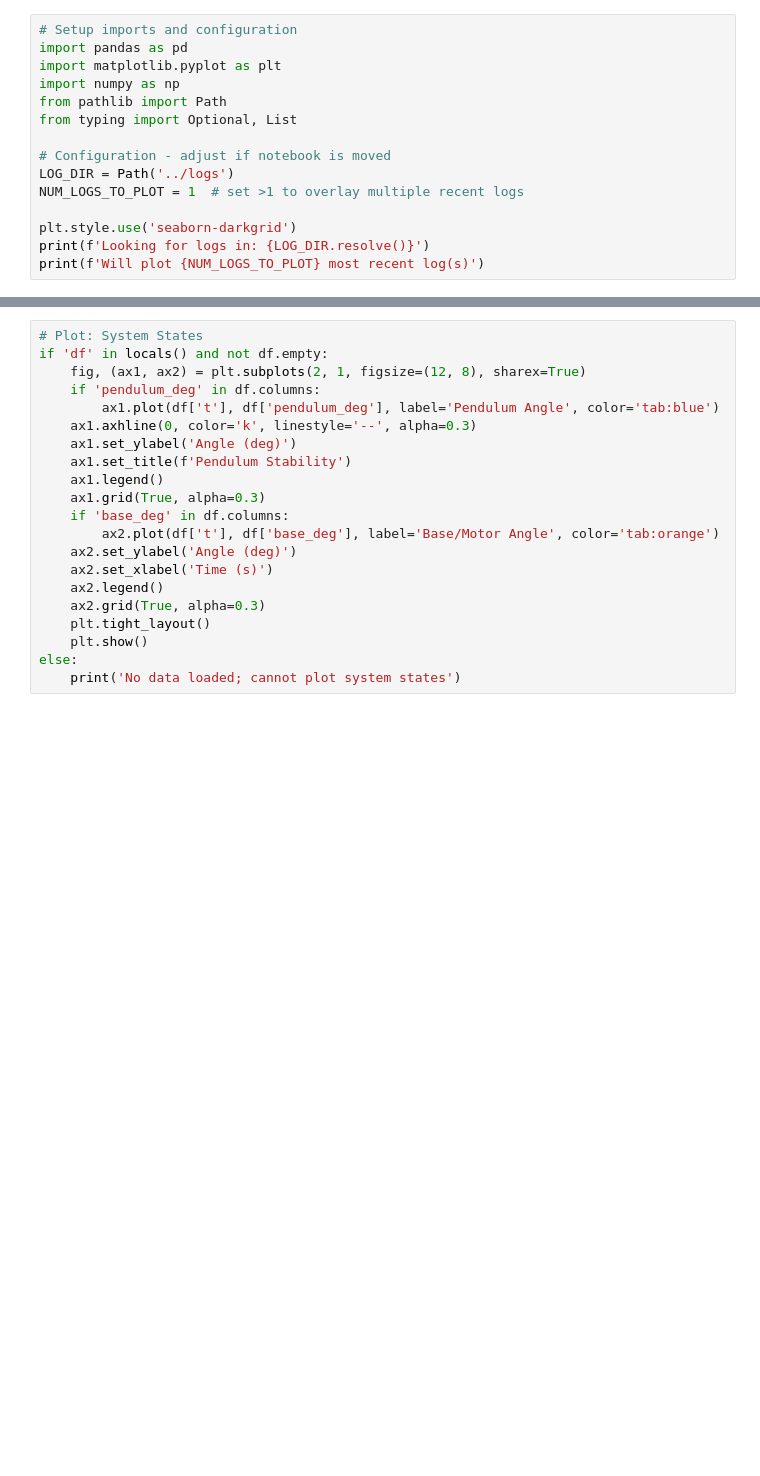
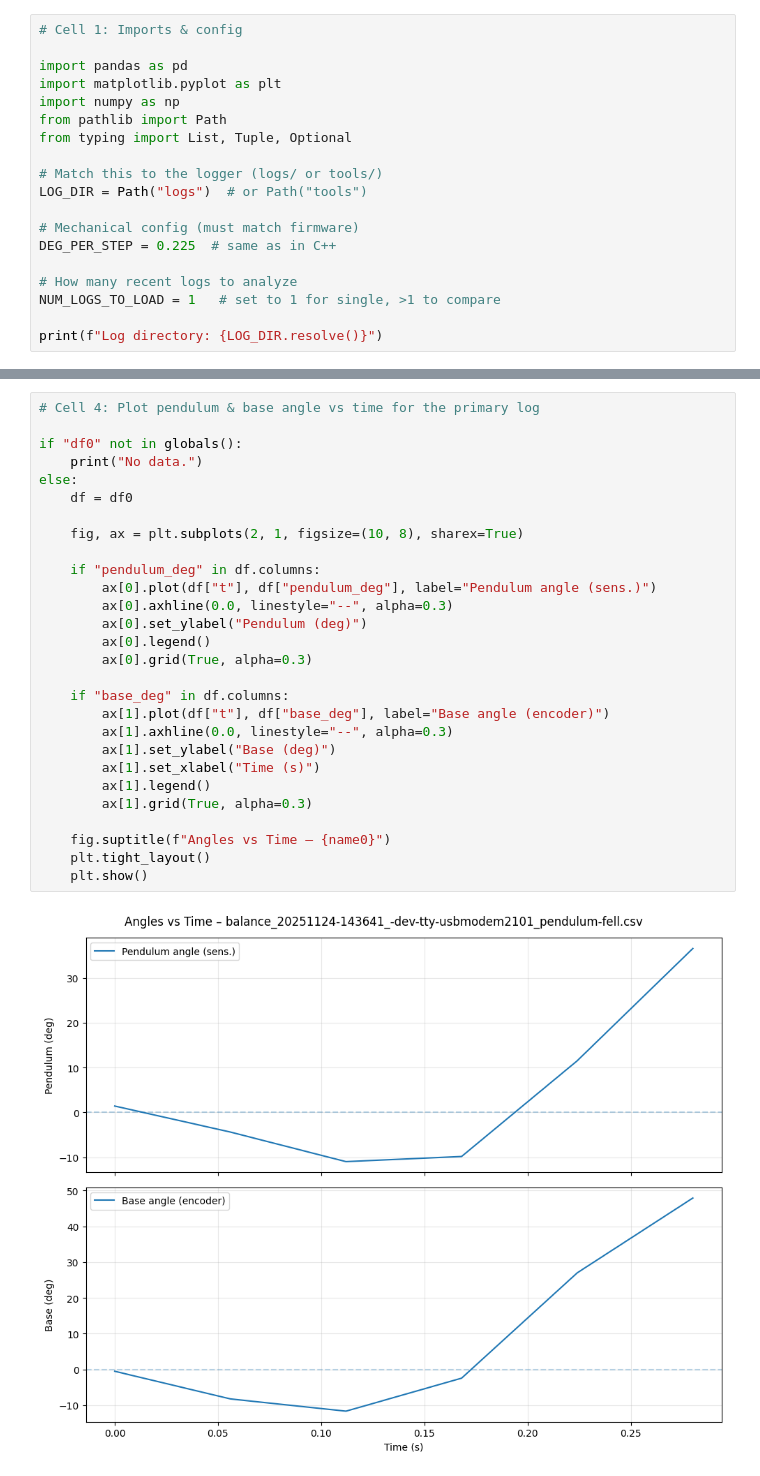
Before and after one commit to Piyushiitk24/Rotary-Inverted-Pendulum, a Jupyter notebook: tools/balance_analysis.ipynb, the cells around one changed output, grey strips where cells are left out. Drawn from its saved outputs; the diff is of its cells as text; blank space fills up the shorter version.

```diff
--- a/tools/balance_analysis.ipynb
+++ b/tools/balance_analysis.ipynb
@@ -1,15 +1,19 @@
 # %%
-# Setup imports and configuration
+# Cell 1: Imports & config
+
 import pandas as pd
 import matplotlib.pyplot as plt
 import numpy as np
 from pathlib import Path
-from typing import Optional, List
+from typing import List, Tuple, Optional
 
-# Configuration - adjust if notebook is moved
-LOG_DIR = Path('../logs')
-NUM_LOGS_TO_PLOT = 1  # set >1 to overlay multiple recent logs
+# Match this to the logger (logs/ or tools/)
+LOG_DIR = Path("logs")  # or Path("tools")
 
-plt.style.use('seaborn-darkgrid')
-print(f'Looking for logs in: {LOG_DIR.resolve()}')
-print(f'Will plot {NUM_LOGS_TO_PLOT} most recent log(s)')
+# Mechanical config (must match firmware)
+DEG_PER_STEP = 0.225  # same as in C++
+
+# How many recent logs to analyze
+NUM_LOGS_TO_LOAD = 1   # set to 1 for single, >1 to compare
+
+print(f"Log directory: {LOG_DIR.resolve()}")
@@ -87,21 +148,30 @@ else:
 # %%
-# Plot: System States
-if 'df' in locals() and not df.empty:
-    fig, (ax1, ax2) = plt.subplots(2, 1, figsize=(12, 8), sharex=True)
-    if 'pendulum_deg' in df.columns:
-        ax1.plot(df['t'], df['pendulum_deg'], label='Pendulum Angle', color='tab:blue')
-    ax1.axhline(0, color='k', linestyle='--', alpha=0.3)
-    ax1.set_ylabel('Angle (deg)')
-    ax1.set_title(f'Pendulum Stability')
-    ax1.legend()
-    ax1.grid(True, alpha=0.3)
-    if 'base_deg' in df.columns:
-        ax2.plot(df['t'], df['base_deg'], label='Base/Motor Angle', color='tab:orange')
-    ax2.set_ylabel('Angle (deg)')
-    ax2.set_xlabel('Time (s)')
-    ax2.legend()
-    ax2.grid(True, alpha=0.3)
+# Cell 4: Plot pendulum & base angle vs time for the primary log
+
+if "df0" not in globals():
+    print("No data.")
+else:
+    df = df0
+
+    fig, ax = plt.subplots(2, 1, figsize=(10, 8), sharex=True)
+
+    if "pendulum_deg" in df.columns:
+        ax[0].plot(df["t"], df["pendulum_deg"], label="Pendulum angle (sens.)")
+        ax[0].axhline(0.0, linestyle="--", alpha=0.3)
+        ax[0].set_ylabel("Pendulum (deg)")
+        ax[0].legend()
+        ax[0].grid(True, alpha=0.3)
+
+    if "base_deg" in df.columns:
+        ax[1].plot(df["t"], df["base_deg"], label="Base angle (encoder)")
+        ax[1].axhline(0.0, linestyle="--", alpha=0.3)
+        ax[1].set_ylabel("Base (deg)")
+        ax[1].set_xlabel("Time (s)")
+        ax[1].legend()
+        ax[1].grid(True, alpha=0.3)
+
+    fig.suptitle(f"Angles vs Time – {name0}")
     plt.tight_layout()
     plt.show()
-else:
-    print('No data loaded; cannot plot system states')
+# %% [output]
+[figure, added]
```
Also changed, not shown: parts of 11 cells of this notebook, 10 other files.
